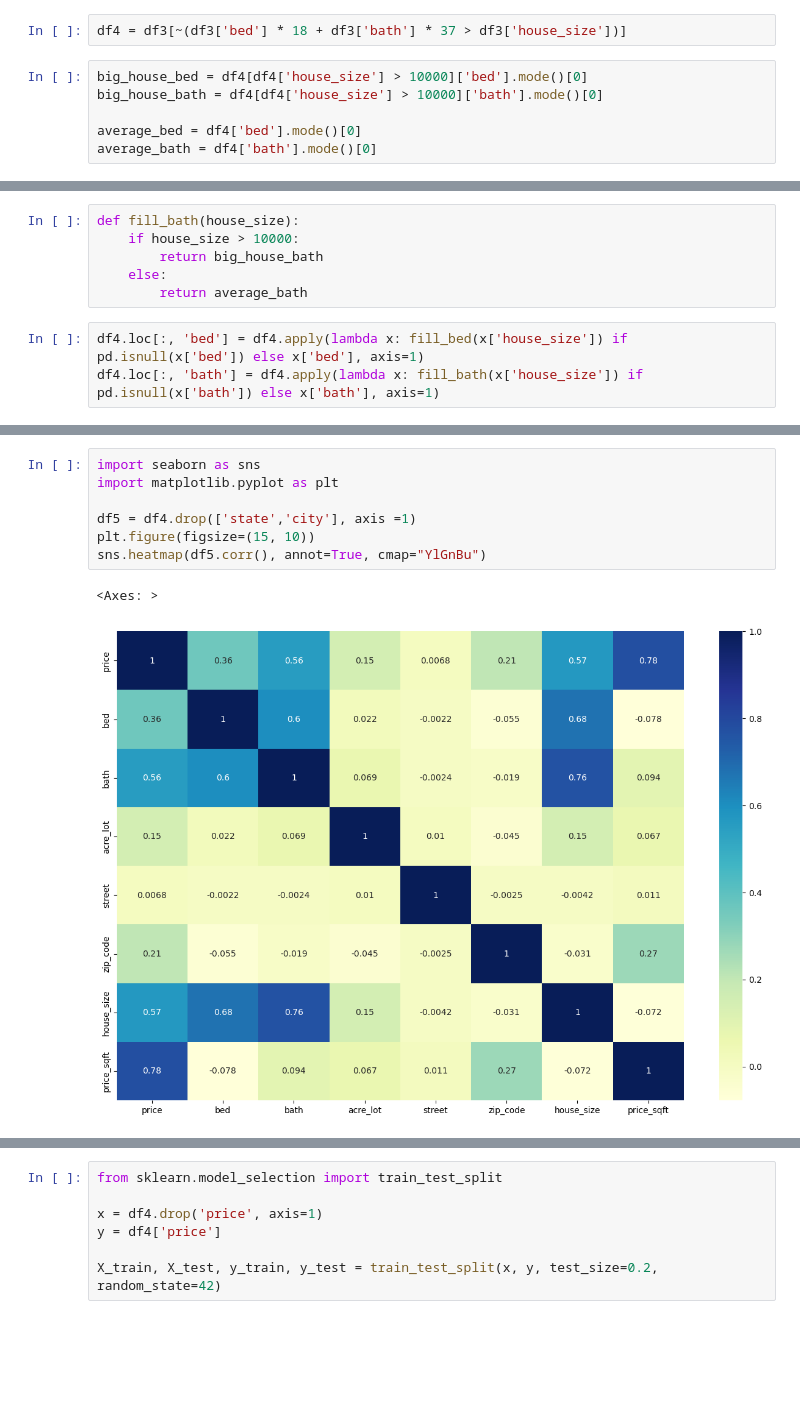
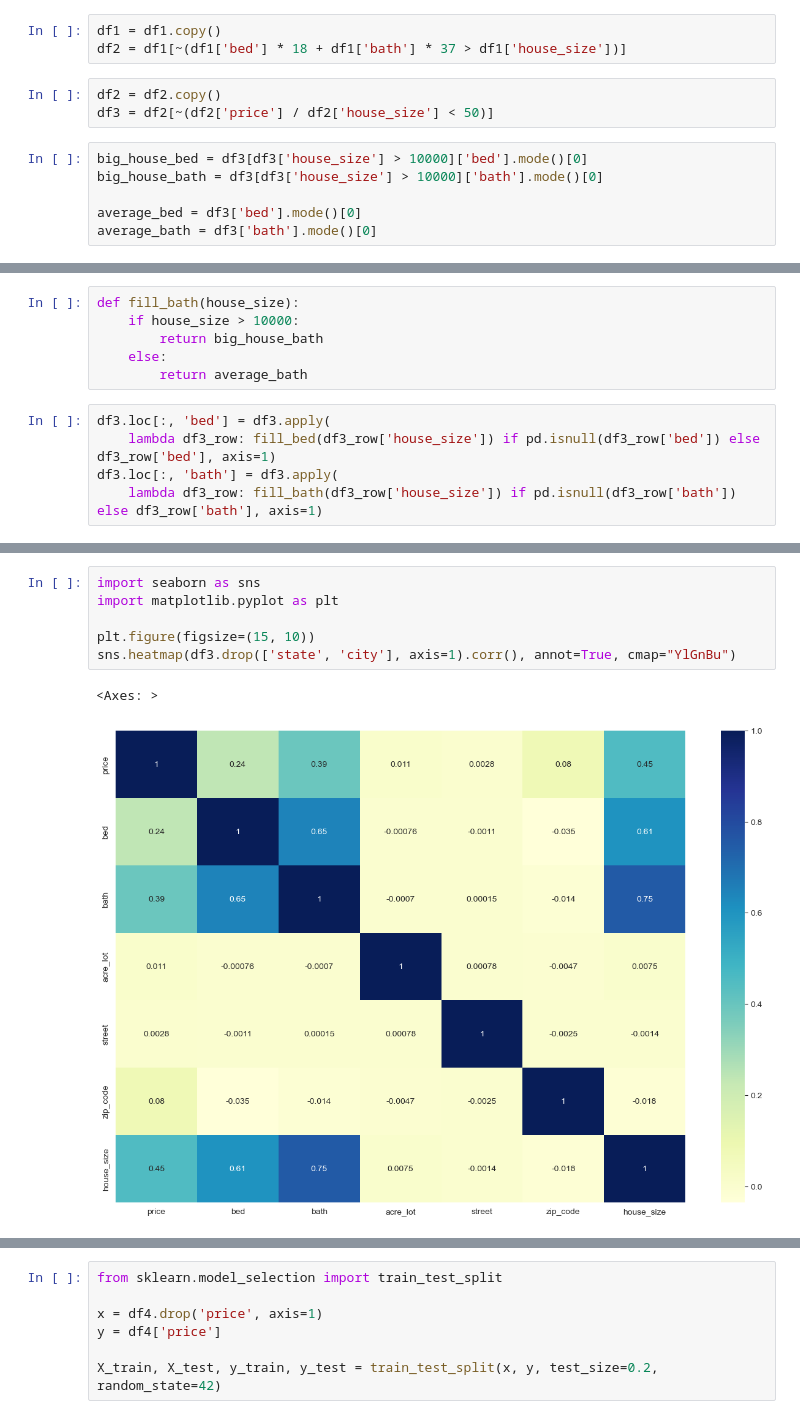
Before and after one commit to AmrWalidi/house-price-prediction-, a Jupyter notebook: house_price_prediction.ipynb, the cells around one changed output, grey strips where cells are left out. Saved outputs shown, nothing was run; the diff lists cells and outputs as text; blank space fills up the shorter version.

```diff
--- a/house_price_prediction.ipynb
+++ b/house_price_prediction.ipynb
@@ -116,11 +103,15 @@ df3 = df2[~(df2['price_sqft'] < 20)]
 # %%
-df4 = df3[~(df3['bed'] * 18 + df3['bath'] * 37 > df3['house_size'])]
+df1 = df1.copy()
+df2 = df1[~(df1['bed'] * 18 + df1['bath'] * 37 > df1['house_size'])]
+# %%
+df2 = df2.copy()
+df3 = df2[~(df2['price'] / df2['house_size'] < 50)]
 # %%
-big_house_bed = df4[df4['house_size'] > 10000]['bed'].mode()[0]
-big_house_bath = df4[df4['house_size'] > 10000]['bath'].mode()[0]
+big_house_bed = df3[df3['house_size'] > 10000]['bed'].mode()[0]
+big_house_bath = df3[df3['house_size'] > 10000]['bath'].mode()[0]
 
-average_bed = df4['bed'].mode()[0]
-average_bath = df4['bath'].mode()[0]
+average_bed = df3['bed'].mode()[0]
+average_bath = df3['bath'].mode()[0]
 # %%
 def fill_bed(house_size):
     if house_size > 10000:
@@ -134,5 +125,7 @@ def fill_bath(house_size):
     else:
         return average_bath
 # %%
-df4.loc[:, 'bed'] = df4.apply(lambda x: fill_bed(x['house_size']) if pd.isnull(x['bed']) else x['bed'], axis=1)
-df4.loc[:, 'bath'] = df4.apply(lambda x: fill_bath(x['house_size']) if pd.isnull(x['bath']) else x['bath'], axis=1)
+df3.loc[:, 'bed'] = df3.apply(
+    lambda df3_row: fill_bed(df3_row['house_size']) if pd.isnull(df3_row['bed']) else df3_row['bed'], axis=1)
+df3.loc[:, 'bath'] = df3.apply(
+    lambda df3_row: fill_bath(df3_row['house_size']) if pd.isnull(df3_row['bath']) else df3_row['bath'], axis=1)
@@ -174,11 +132,10 @@ array([[<Axes: title={'center': 'price'}>,
 # %%
 import seaborn as sns
 import matplotlib.pyplot as plt
 
-df5 = df4.drop(['state','city'], axis =1)
 plt.figure(figsize=(15, 10))
-sns.heatmap(df5.corr(), annot=True, cmap="YlGnBu")
+sns.heatmap(df3.drop(['state', 'city'], axis=1).corr(), annot=True, cmap="YlGnBu")
 # %% [output]
 <Axes: >
-[figure, old version]
+[figure, new version]
 # %%
```
Also changed, not shown: parts of 16 cells of this notebook.
